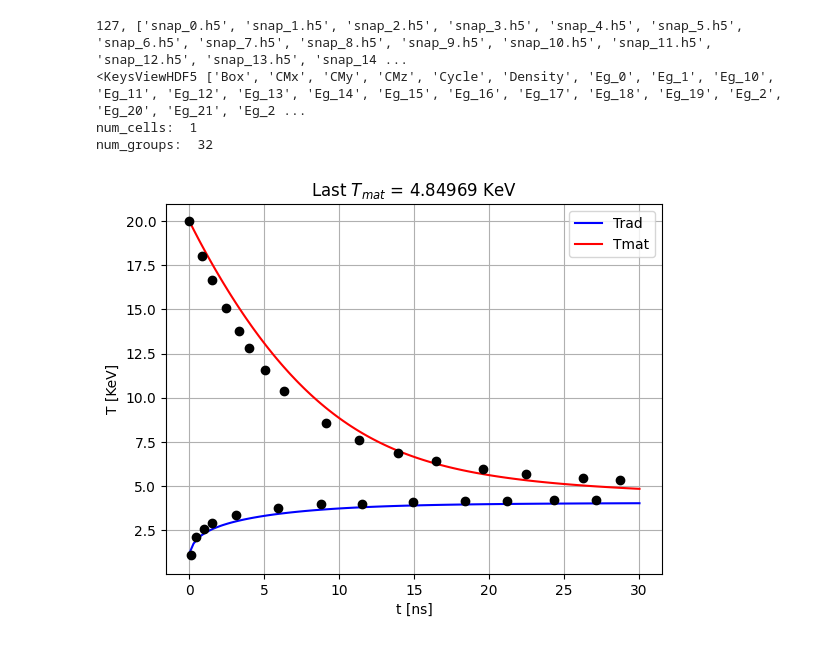
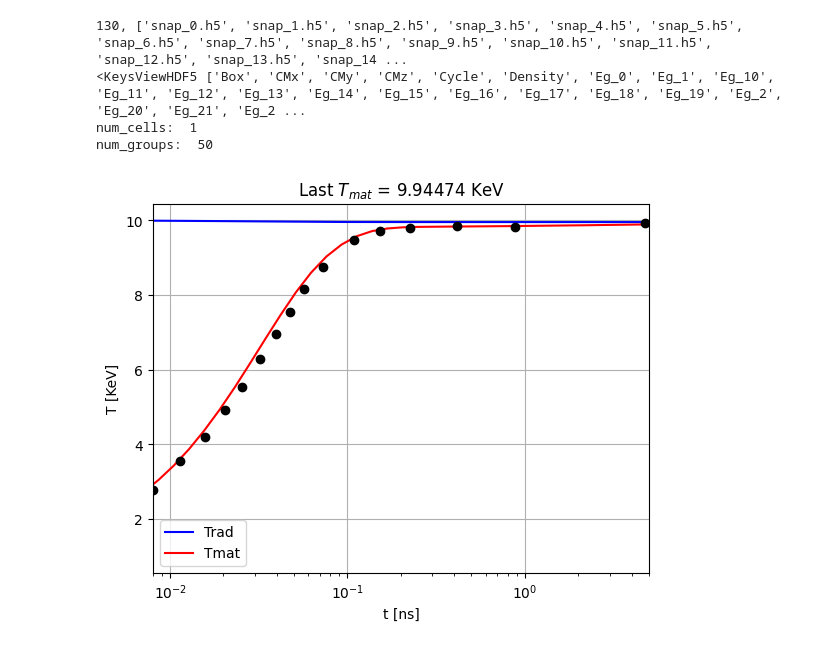
Before and after one commit to eladtan/RICH_temp, a Jupyter notebook: analysis_files/equilibration.ipynb, the cells around one changed output. Drawn from its saved outputs; the diff is of its cells as text; code cells hidden in the pictures.

Commit message:
fixed the tests added the data for the tests

```diff
--- a/analysis_files/equilibration.ipynb
+++ b/analysis_files/equilibration.ipynb
@@ -203,5 +212,5 @@ num_groups:  50
 # %%
-output_files_path = "/home/itamarg/workspace/RICH/output/Winslow_no_compton"
+output_files_path = "/home/itamarg/workspace/RICH/output/Till"
 path_to_initial_snap = path.join(output_files_path, f"snap_{0}.h5")
 
 snaps = [file for file in os.listdir(output_files_path) if file.endswith(".h5") and file.startswith("snap")]
@@ -232,40 +241,41 @@ kev = 1e3*ev
 kev_to_kelvin = kev / boltzmann_constant
 
 Erad = np.ndarray(shape=num_of_snaps)
 Trad = np.ndarray(shape=num_of_snaps)
 Tmat = np.ndarray(shape=num_of_snaps)
 time = np.ndarray(shape=num_of_snaps)
 
 for i in range(num_of_snaps):
     path_to_snap =  path.join(output_files_path, snaps[i])
     with h5py.File(path_to_snap) as h5_file:
         Tmat[i] = h5_file["Temperature"][0]
         Erad[i] = h5_file["Erad"][0]
         Trad[i] = (Erad[i] / radiation_constant)**0.25
         time[i] = h5_file["Time"][0]
 
 plt.plot(time/1e-9, Trad/kev_to_kelvin, '-b', label="Trad")
 plt.plot(time/1e-9, Tmat/kev_to_kelvin, '-r', label="Tmat")
 plt.grid()
 plt.xlabel("t [ns]")
 plt.ylabel("T [KeV]")
 plt.legend(loc="best")
 plt.title(f"Last $T_{{mat}}$ = {Tmat[-1]/kev_to_kelvin:g} KeV")
-Trad_sample = np.loadtxt(path.join("../../CMMC/data", "Till_winslow_Trad_no_compton.txt"), delimiter=",")
-Tmat_sample = np.loadtxt(path.join("../../CMMC/data", "Till_winslow_Tmat_no_compton.txt"), delimiter=",")
-# Trad_sample_winslow = np.loadtxt(path.join("../../CMMC/data", "Winslow_Trad.txt"), delimiter=",")
-# Tmat_sample_winslow = np.loadtxt(path.join("../../CMMC/data", "Winslow_Tmat.txt"), delimiter=",")
-plt.plot(Trad_sample[:,0]/1e-9, Trad_sample[:,1], "o", c='k', label="Till Trad")
+# Trad_sample = np.loadtxt(path.join("../compton_data", "Winslow_Trad_only_compton.txt"), delimiter=",")
+Tmat_sample = np.loadtxt(path.join("../compton_data", "Till_Tmat.txt"), delimiter=",")
+# Trad_sample_winslow = np.loadtxt(path.join("../compton_data", "Winslow_Trad.txt"), delimiter=",")
+# Tmat_sample_winslow = np.loadtxt(path.join("../compton_data", "Winslow_Tmat.txt"), delimiter=",")
+# plt.plot(Trad_sample[:,0]/1e-9, Trad_sample[:,1], "o", c='k', label="Till Trad")
 plt.plot(Tmat_sample[:,0]/1e-9, Tmat_sample[:,1], "o", c='k', label="Till Tmat")
 # plt.plot(Tmat_sample_winslow[:,0]/1e-9, Tmat_sample_winslow[:,1], "+", c='g', label="Winslow Tmat")
 # plt.plot(Trad_sample_winslow[:,0]/1e-9, Trad_sample_winslow[:,1], "+", c='g', label="Winslow Trad")
-# plt.xscale("symlog")
+plt.xscale("log")
+plt.xlim(8e-3, 5)
 plt.show()
 plt.close()
 # %% [output]
-127, ['snap_0.h5', 'snap_1.h5', 'snap_2.h5', 'snap_3.h5', 'snap_4.h5', 'snap_5.h5', 'snap_6.h5', 'snap_7.h5', 'snap_8.h5', 'snap_9.h5', 'snap_10.h5', 'snap_11.h5', 'snap_12.h5', 'snap_13.h5', 'snap_14 ...
+130, ['snap_0.h5', 'snap_1.h5', 'snap_2.h5', 'snap_3.h5', 'snap_4.h5', 'snap_5.h5', 'snap_6.h5', 'snap_7.h5', 'snap_8.h5', 'snap_9.h5', 'snap_10.h5', 'snap_11.h5', 'snap_12.h5', 'snap_13.h5', 'snap_14 ...
 <KeysViewHDF5 ['Box', 'CMx', 'CMy', 'CMz', 'Cycle', 'Density', 'Eg_0', 'Eg_1', 'Eg_10', 'Eg_11', 'Eg_12', 'Eg_13', 'Eg_14', 'Eg_15', 'Eg_16', 'Eg_17', 'Eg_18', 'Eg_19', 'Eg_2', 'Eg_20', 'Eg_21', 'Eg_2 ...
 num_cells:  1
-num_groups:  32
+num_groups:  50
-[figure, old version]
+[figure, new version]
 # %%
```
Also changed, not shown: parts of 5 cells of this notebook, 30 other files.
